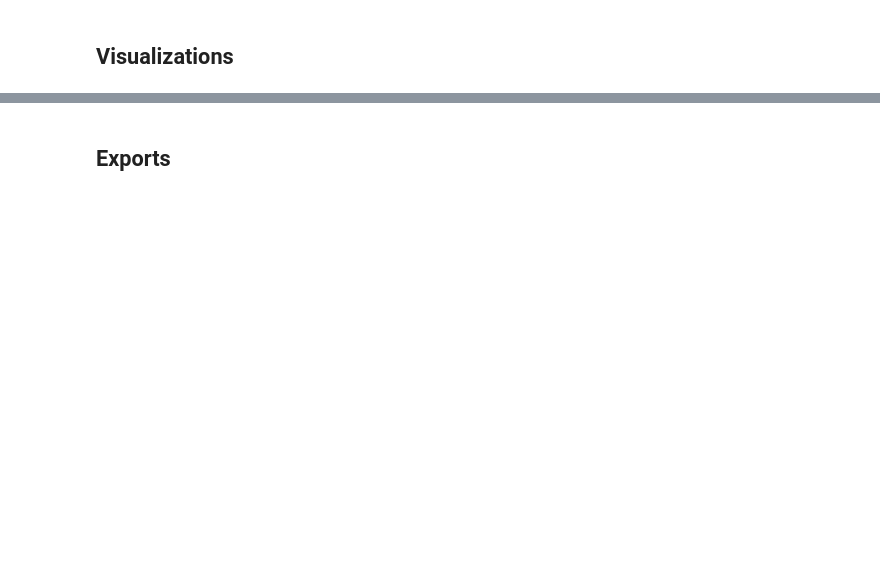
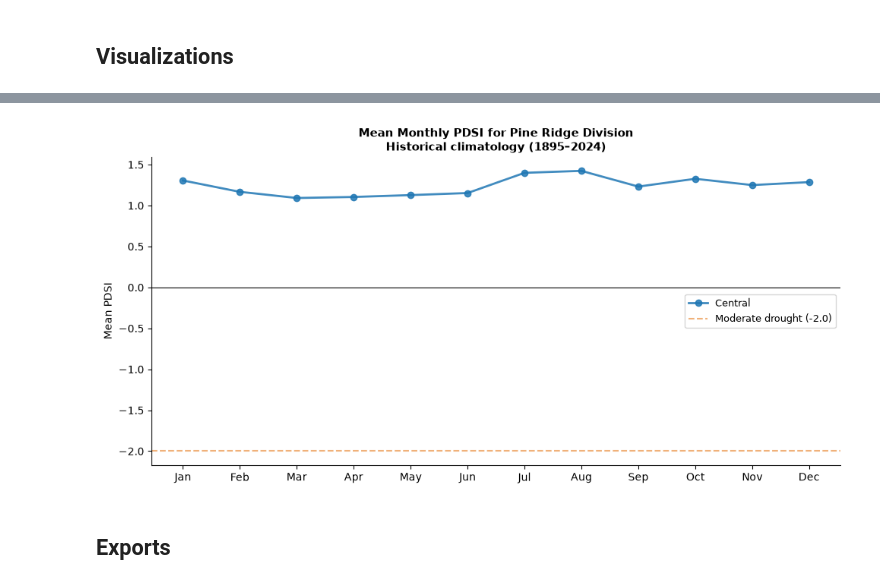
Before and after one commit to olc-techsupport/Agriculture-Tribal-Agricultural-Science, a Jupyter notebook: notebooks/02_drought_climate_context.ipynb, the cells around one changed output, grey strips where cells are left out. Saved outputs shown, nothing was run; the diff lists cells and outputs as text; code cells hidden in the pictures; blank space fills up the shorter version.

```diff
--- a/notebooks/02_drought_climate_context.ipynb
+++ b/notebooks/02_drought_climate_context.ipynb
@@ -368,5 +433,5 @@ tribal_lands = tribal_lands.merge(dominant_div, on="common_name", how="left")
 print("Tribal Nation Climate Division mapping:")
 for _, row in tribal_lands.sort_values("dominant_division").iterrows():
     div_name = SD_DIVISION_NAMES.get(row.get("dominant_division", 0), "Unknown")
-    flag = " ◄ PRIMARY" if row["is_primary"] else ""
+    flag = " <- PRIMARY" if row["is_primary"] else ""
     print(f"  {row['common_name']:<35} -> Division {row.get('dominant_division', '?')} ({div_name}){flag}")
@@ -571,34 +693,36 @@ if not decadal.empty:
 monthly_clim = (
     pdsi_df[pdsi_df["division"].isin(primary_divs)]
     .groupby(["month", "div_name"])["pdsi"]
     .mean().reset_index()
 )
 month_labels = ["Jan","Feb","Mar","Apr","May","Jun",
                 "Jul","Aug","Sep","Oct","Nov","Dec"]
 
 fig, ax = plt.subplots(figsize=(10, 5))
 for div_name, grp in monthly_clim.groupby("div_name"):
     ax.plot(grp["month"], grp["pdsi"], marker="o", linewidth=2,
             label=div_name, alpha=0.85)
 ax.axhline(0, color="black", linewidth=0.8)
 ax.axhline(MODERATE_DROUGHT, color="#E67E22", linestyle="--", alpha=0.6,
            label=f"Moderate drought ({MODERATE_DROUGHT})")
 ax.set_xticks(range(1, 13))
 ax.set_xticklabels(month_labels)
 ax.set_ylabel("Mean PDSI", fontsize=10)
 ax.set_title(
-    "Mean Monthly PDSI for Pine Ridge and Rosebud Divisions\n"
+    "Mean Monthly PDSI for Pine Ridge Division\n"
     f"Historical climatology ({ANALYSIS_START}–{ANALYSIS_END})",
     fontsize=11, fontweight="bold",
 )
 ax.legend(fontsize=9)
 sns.despine(ax=ax)
 plt.tight_layout()
 try:
     fig.savefig(fig_dir/"02_monthly_pdsi_climatology.png", dpi=150, bbox_inches="tight")
 except Exception:
     pass
 plt.show()
+# %% [output]
+[figure, added]
 # %% [markdown]
 ## Exports
 # %%
```
Also changed, not shown: parts of 18 cells of this notebook.
